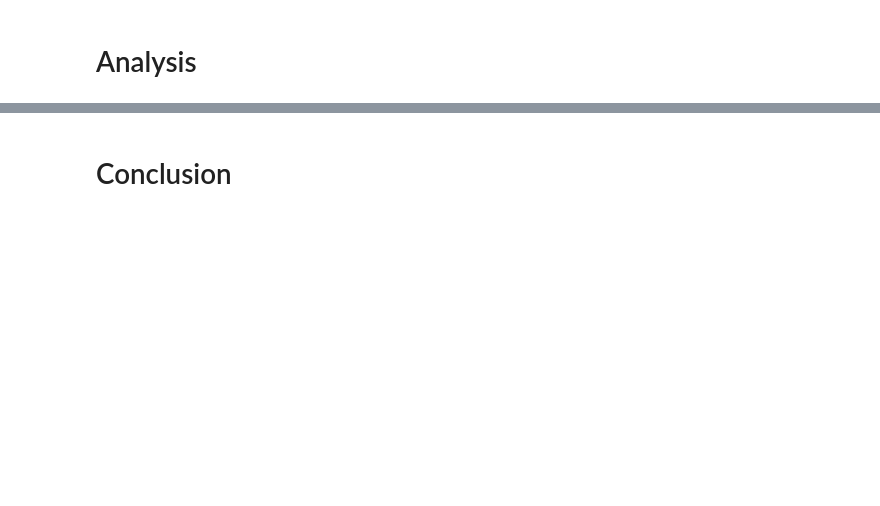
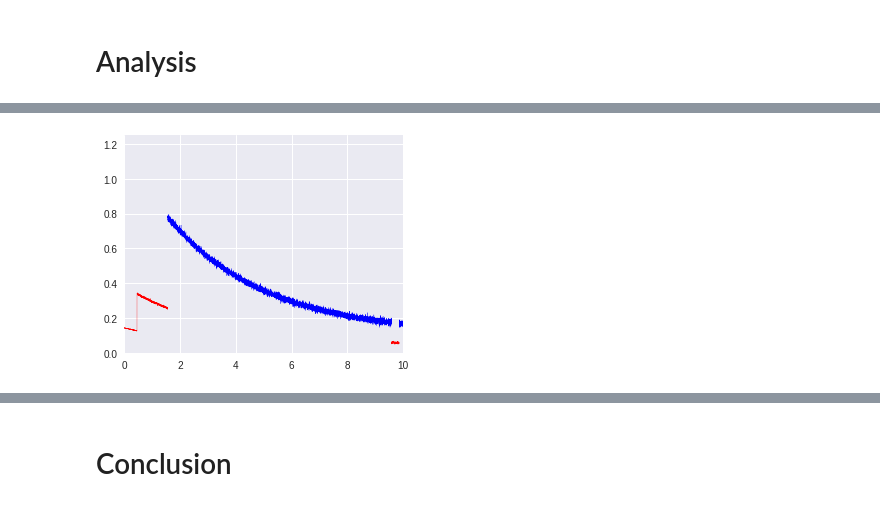
Before and after one commit to yasrynn/ML-Notebooks, a Jupyter notebook: production_seg.ipynb, the cells around one changed output, grey strips where cells are left out. Saved outputs shown, nothing was run; the diff lists cells and outputs as text; code cells hidden in the pictures; blank space fills up the shorter version.

```diff
--- a/production_seg.ipynb
+++ b/production_seg.ipynb
@@ -445,0 +460,4 @@ The model is quite accurate for many profiles:
+# %%
+lin_plot(list(zip(xs,x[i].squeeze())),y[i].squeeze(),[0,10],[0,1.25]) # Actual labels
+# %% [output]
+[figure, added]
```
Also changed, not shown: parts of 24 cells of this notebook.
